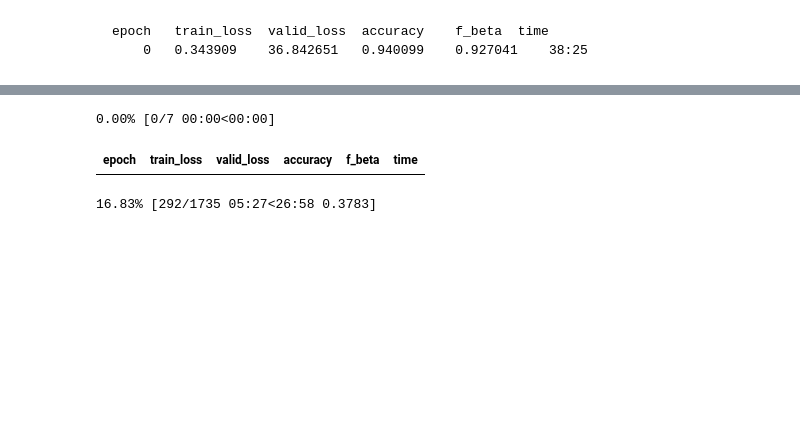
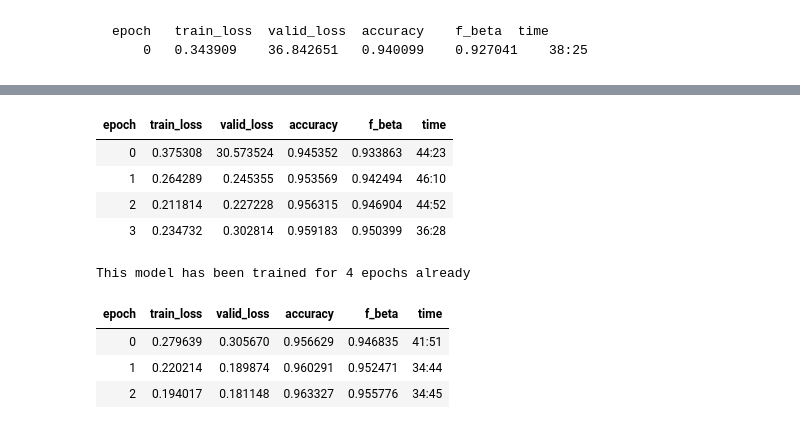
Before and after one commit to magic-lantern/nlp-transfer-learning, a Jupyter notebook: sourcecode/wiki_descr_classifier.ipynb, the cells around one changed output, grey strips where cells are left out. Cells and saved outputs as stored; diff of their text form; code cells hidden in the pictures; blank space fills up the shorter version.

Commit message:
Saving work attempting to improve LOS classifier; saving results from final runs for descr classifier

```diff
--- a/sourcecode/wiki_descr_classifier.ipynb
+++ b/sourcecode/wiki_descr_classifier.ipynb
@@ -253,26 +257,62 @@ if os.path.isfile(cycles_file):
 else:
     prev_cycles = 0
 # %%
-num_cycles = 7
+num_cycles = 4
 
 file = descr_ft_file + str(prev_cycles)
 learner_file = base_path/file
 callback_save_file = str(learner_file) + '_auto'
 
 learn.fit_one_cycle(num_cycles, slice(5e-3/(2.6**4),5e-3), moms=(0.8,0.7),
                     callbacks=[
                         callbacks.SaveModelCallback(learn, every='epoch', monitor='accuracy', name=callback_save_file),
                         # CSVLogger only logs when num_cycles are complete
                         callbacks.CSVLogger(learn, filename=training_history_file, append=True)
                     ])
 file = descr_ft_file + str(prev_cycles + num_cycles)
 learner_file = base_path/file
 learn.save(learner_file)
 
 with open(cycles_file, 'wb') as f:
     pickle.dump(num_cycles + prev_cycles, f)
 release_mem()
 # %% [output]
-0.00% [0/7 00:00<00:00]
 | epoch | train_loss | valid_loss | accuracy | f_beta | time |
+| 0 | 0.375308 | 30.573524 | 0.945352 | 0.933863 | 44:23 |
+| 1 | 0.264289 | 0.245355 | 0.953569 | 0.942494 | 46:10 |
+| 2 | 0.211814 | 0.227228 | 0.956315 | 0.946904 | 44:52 |
+| 3 | 0.234732 | 0.302814 | 0.959183 | 0.950399 | 36:28 |
-16.83% [292/1735 05:27<26:58 0.3783]
+# %%
+if os.path.isfile(cycles_file):
+    with open(cycles_file, 'rb') as f:
+        prev_cycles = pickle.load(f)
+    print('This model has been trained for', prev_cycles, 'epochs already')
+else:
+    prev_cycles = 0
+# %% [output]
+This model has been trained for 4 epochs already
+# %%
+num_cycles = 3
+
+file = descr_ft_file + str(prev_cycles)
+learner_file = base_path/file
+callback_save_file = str(learner_file) + '_auto'
+
+learn.fit_one_cycle(num_cycles, slice(5e-3/(2.6**4),5e-3), moms=(0.8,0.7),
+                    callbacks=[
+                        callbacks.SaveModelCallback(learn, every='epoch', monitor='accuracy', name=callback_save_file),
+                        # CSVLogger only logs when num_cycles are complete
+                        callbacks.CSVLogger(learn, filename=training_history_file, append=True)
+                    ])
+file = descr_ft_file + str(prev_cycles + num_cycles)
+learner_file = base_path/file
+learn.save(learner_file)
+
+with open(cycles_file, 'wb') as f:
+    pickle.dump(num_cycles + prev_cycles, f)
+release_mem()
+# %% [output]
+| epoch | train_loss | valid_loss | accuracy | f_beta | time |
+| 0 | 0.279639 | 0.305670 | 0.956629 | 0.946835 | 41:51 |
+| 1 | 0.220214 | 0.189874 | 0.960291 | 0.952471 | 34:44 |
+| 2 | 0.194017 | 0.181148 | 0.963327 | 0.955776 | 34:45 |
```
Also changed, not shown: parts of 8 cells of this notebook, 7 other files.
